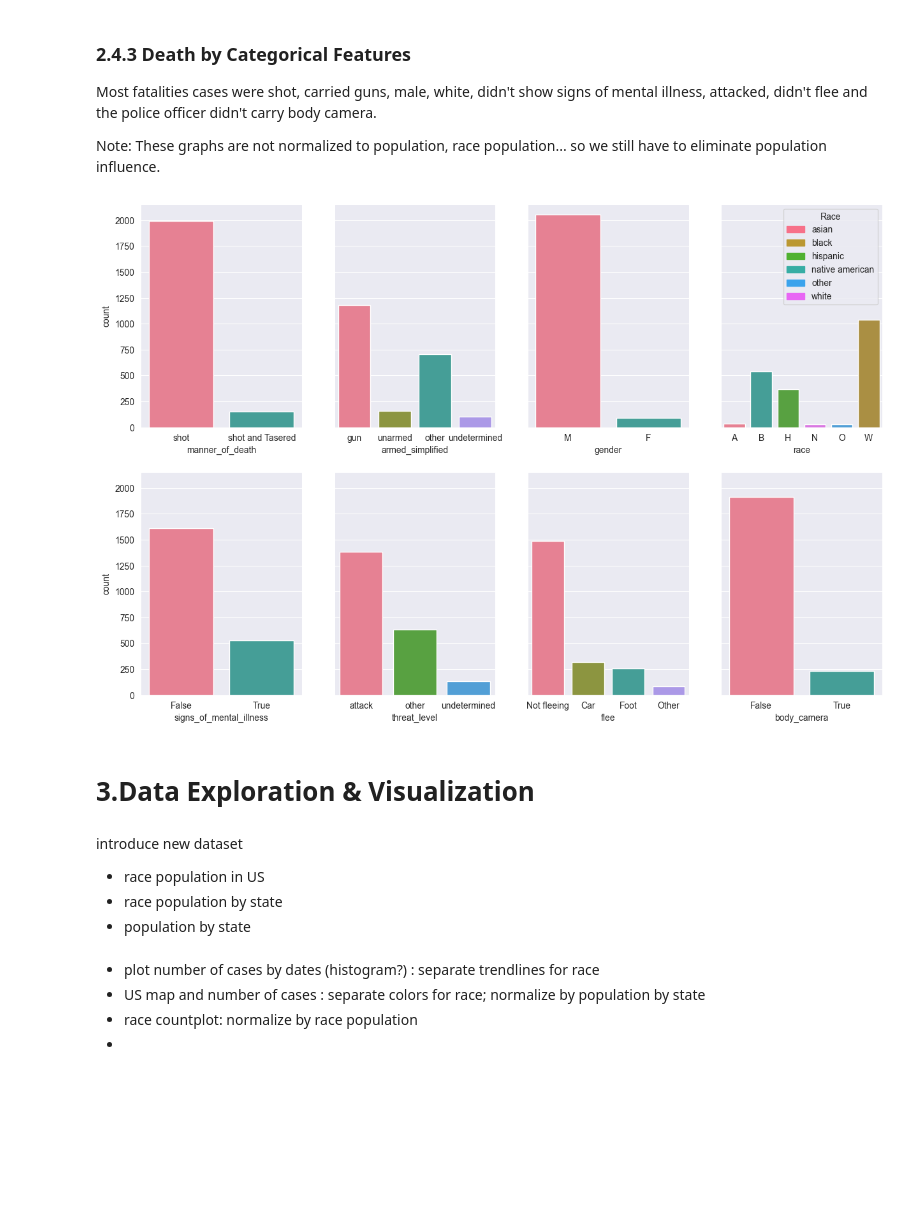
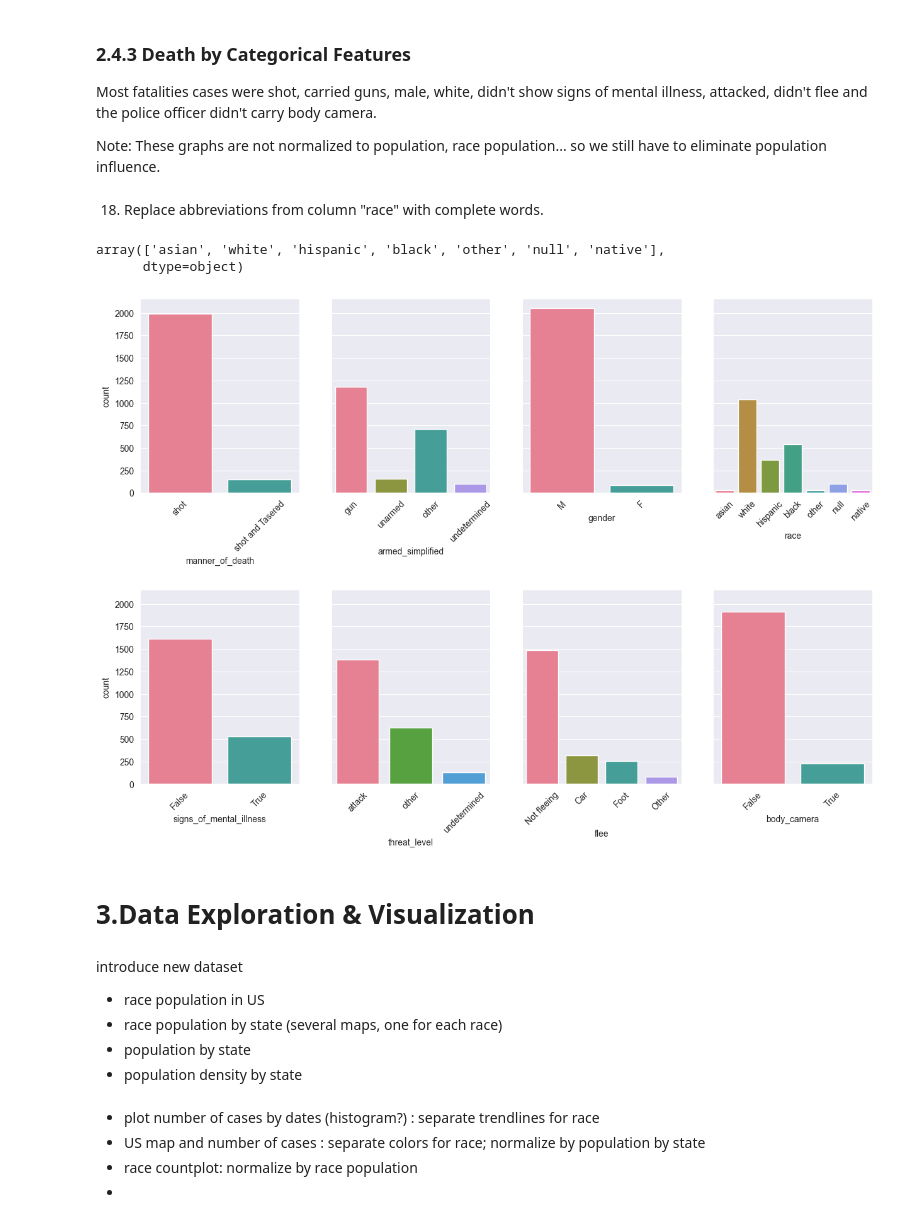
Before and after one commit to CelineChiLamNg/fatal_police_shootings, a Jupyter notebook: FatalPoliceShootings.ipynb, the cells around one changed output. Drawn from its saved outputs; the diff is of its cells as text; code cells hidden in the pictures; blank space fills up the shorter version.

Commit message:
fixed race plot labels

```diff
--- a/FatalPoliceShootings.ipynb
+++ b/FatalPoliceShootings.ipynb
@@ -209,3 +211,5 @@ was minimal.
+# %%
+db_replaced["race"] = db_replaced["race"].fillna("null")
 # %% [markdown]
 6. How may unique values for *armed*, *age*, *gender*, *flee* ?
 # %%
@@ -667,50 +669,45 @@ body camera.
 
 Note: These graphs are not normalized to population, race population... so we
 still have to eliminate population influence.
+# %% [markdown]
+18. Replace abbreviations from column "race" with complete words.
 # %%
 race_mapping = {
     "W": "white",
     "B": "black",
     "A": "asian",
     "H": "hispanic",
-    "N": "native american",
+    "N": "native",
     "O": "other"
 }
+
+db_replaced.race = db_replaced.race.replace(race_mapping)
+# %% [output]
+array(['asian', 'white', 'hispanic', 'black', 'other', 'null', 'native'],
+      dtype=object)
 # %%
 fig, axs = plt.subplots(figsize=(15, 10), nrows=2, ncols=4, sharey=True)
 flat_axes = axs.flatten()
 
-race_order = sorted(race_mapping.keys())
-palette = sns.color_palette("husl", len(race_order))
-
 for i, feature in enumerate(categorical):
 
-    if feature == "race":
-        ax = flat_axes[i]
-        # Create a custom legend for the 'race' plot
-        sns.countplot(data=db_replaced, x=feature, hue=feature, ax=ax,
-                      order=race_order, palette=palette, legend=False)
-        handles = [plt.Rectangle((0,0),1,1, color=palette[j], label=race_mapping[abbr])
-           for j, abbr in enumerate(race_order)]
-        ax.legend(handles=handles, title="Race")
+    n_colors = db_replaced[feature].nunique()
+    sns.countplot(data=db_replaced, x=feature, hue=feature, ax=flat_axes[i],
+                  palette=sns.husl_palette(n_colors), legend=False)
+    plt.xlabel(feature)
+    flat_axes[i].tick_params(axis='x', rotation=45)
 
-    else:
-        n_colors = db_replaced[feature].nunique()
-        sns.countplot(data=db_replaced, x=feature, hue=feature, ax=flat_axes[i],
-                  palette=sns.husl_palette(n_colors), legend=False)
-
-    plt.xlabel(feature)
-
-plt.subplots_adjust(hspace=0.2)
+plt.subplots_adjust(hspace=0.5)
 # %% [output]
-[figure, old version]
+[figure, new version]
 # %% [markdown]
 # 3.Data Exploration & Visualization
 # %% [markdown]
 introduce new dataset
 - race population in US
-- race population by state
+- race population by state (several maps, one for each race)
 - population by state
+- population density by state
 # %% [markdown]
 - plot number of cases by dates (histogram?) : separate trendlines for race
 - US map and number of cases : separate colors for race; normalize by
```
Also changed, not shown: parts of 7 cells of this notebook.
